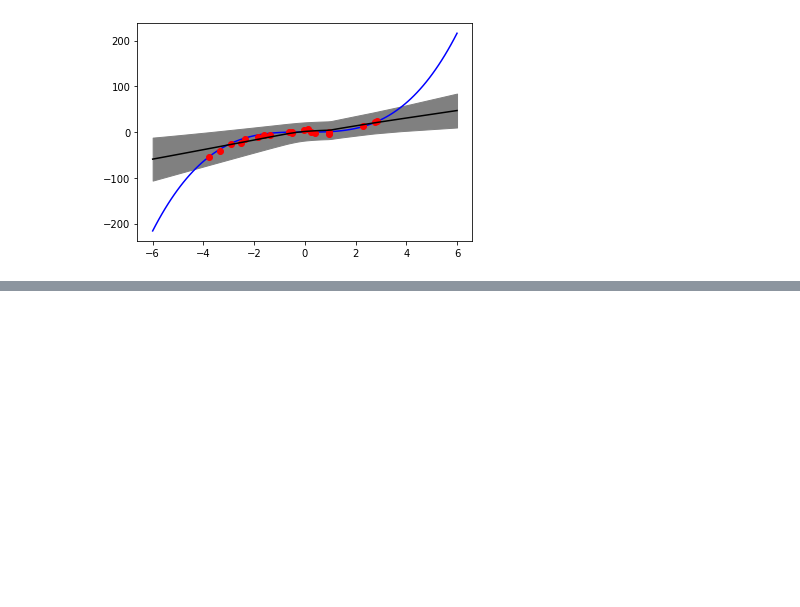
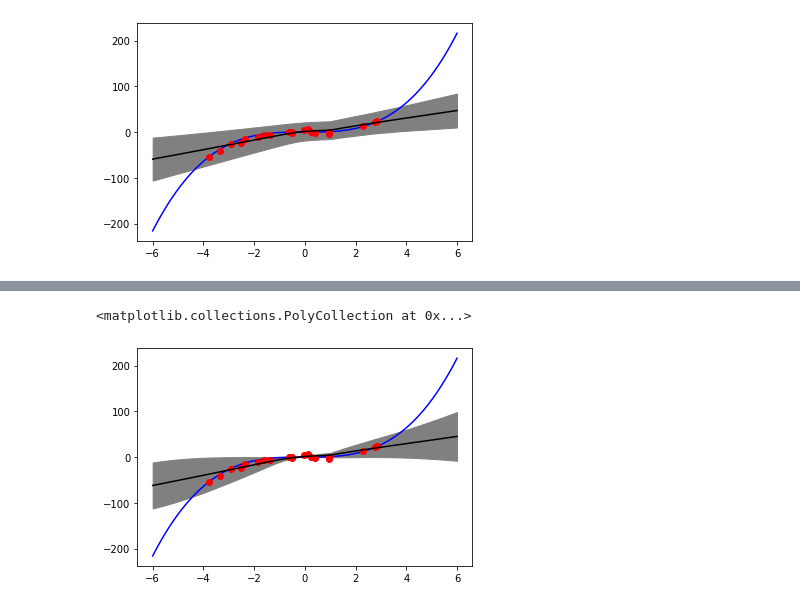
Before and after one commit to zhiheng-qian/cs4875-research-project, a Jupyter notebook: Simple_and_Scalable_Predictive_Uncertainty_Estimation_using_Deep_Ensembles.ipynb, the cells around one changed output, grey strips where cells are left out. Cells and saved outputs as stored; diff of their text form; code cells hidden in the pictures; blank space fills up the shorter version.

```diff
--- a/Simple_and_Scalable_Predictive_Uncertainty_Estimation_using_Deep_Ensembles.ipynb
+++ b/Simple_and_Scalable_Predictive_Uncertainty_Estimation_using_Deep_Ensembles.ipynb
@@ -211,3 +258,56 @@ ax.fill_between(xx, mu_test+var_test, mu_test-var_test, color='grey')
+# %%
+def ensembleWithAdversarial(model, optimizer):
+  for epoch in range(numEpochs):
+      for x, y in zip(x_train, y_train):
+          x = torch.tensor([x], dtype = torch.float, requires_grad=True)
+          y = torch.tensor([y], dtype = torch.float)
+          optimizer.zero_grad()
+          output = model(x)
+          loss = nll_loss(output[0], m(output[1])+ 1e-06, y)
+          loss.backward(retain_graph=True)
+
+          x_prime = x + 0.04*(torch.sign(x.grad))
+          optimizer.zero_grad()
+          output_prime = model(x_prime)
+          loss = nll_loss(output[0], m(output[1])+ 1e-06, y) + nll_loss(output_prime[0], m(output_prime[1])+ 1e-06, y)
+          loss.backward()
+
+          optimizer.step()
+
+  x_test = np.linspace(-6, 6, 100)
+  mu_test = []
+  var_test = []
+  for x in x_test:
+    x = torch.tensor([x], dtype = torch.float)
+    mu_test.append(model(x)[0])
+    var_test.append(model(x)[0])
+  mu_test = np.hstack(torch.stack(mu_test).detach().numpy())
+  var_test = np.hstack(torch.stack(var_test).detach().numpy())
+  return mu_test, var_test
+
+mu_tests = []
+var_tests = []
+for i in range(5):
+  model = SingleNetNll()
+  optimizer = torch.optim.Adam(model.parameters(), lr=learning_rate)
+  mu_test, var_test = ensembleWithAdversarial(model, optimizer)
+  mu_tests.append(mu_test)
+  var_tests.append(var_test)
+
+mu_tests = np.vstack(mu_tests)
+var_tests = np.vstack(var_tests)
+
+mu_optimal = np.mean(mu_tests, 0)
+var_optimal = np.mean(mu_tests*mu_tests + var_tests, 0) - mu_optimal*mu_optimal
+
+fig, ax = plt.subplots(1)
+ax.plot(xx, yy, 'b')
+ax.plot(x_train, y_train, 'ro')
+ax.plot(x_test, mu_optimal, 'k')
+ax.fill_between(xx, mu_optimal+var_optimal, mu_optimal-var_optimal, color='grey')
+# %% [output]
+<matplotlib.collections.PolyCollection at 0x...>
+[figure, added]
 # %%
 batch_size = 100
 #optimizer = adam
```
Also changed, not shown: parts of 4 cells of this notebook.
